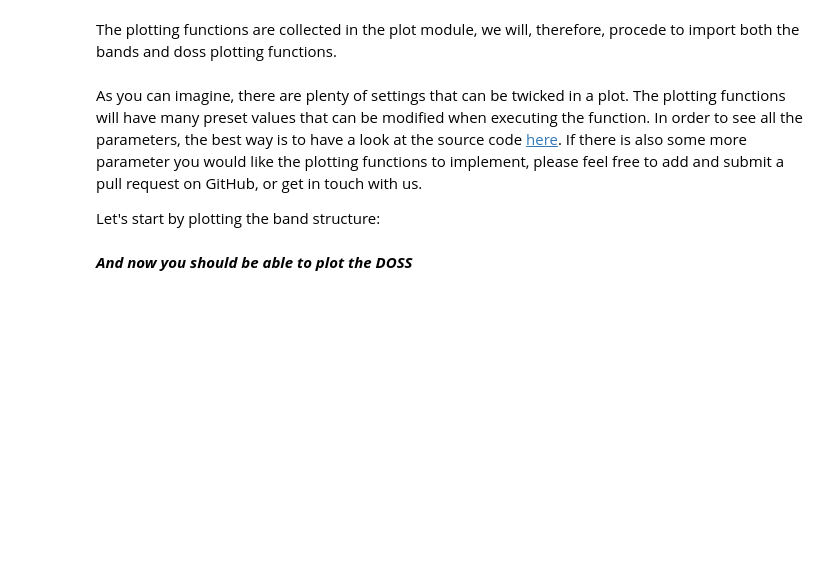
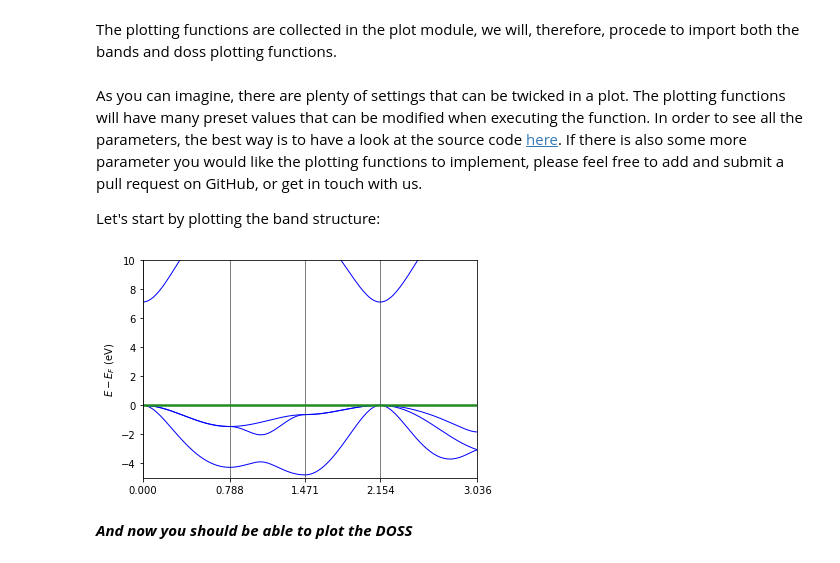
Before and after one commit to crystal-code-tools/CRYSTALpytools, a Jupyter notebook: tutorial/Tutorial.ipynb, the cells around one changed output. Drawn from its saved outputs; the diff is of its cells as text; code cells hidden in the pictures; blank space fills up the shorter version.

```diff
--- a/tutorial/Tutorial.ipynb
+++ b/tutorial/Tutorial.ipynb
@@ -439,7 +425,9 @@ As you can imagine, there are plenty of settings that can be twicked in a plot.
 
 Let's start by plotting the band structure:
 # %%
-#plot_cry_bands(mgo_bands_output, energy_range=[-5,10])
+plot_cry_bands(mgo_bands_output, energy_range=[-5,10])
+# %% [output]
+[figure, added]
 # %% [markdown]
 ***And now you should be able to plot the DOSS***
 # %% [markdown]
```
Also changed, not shown: parts of 23 cells of this notebook, 3 other files.
